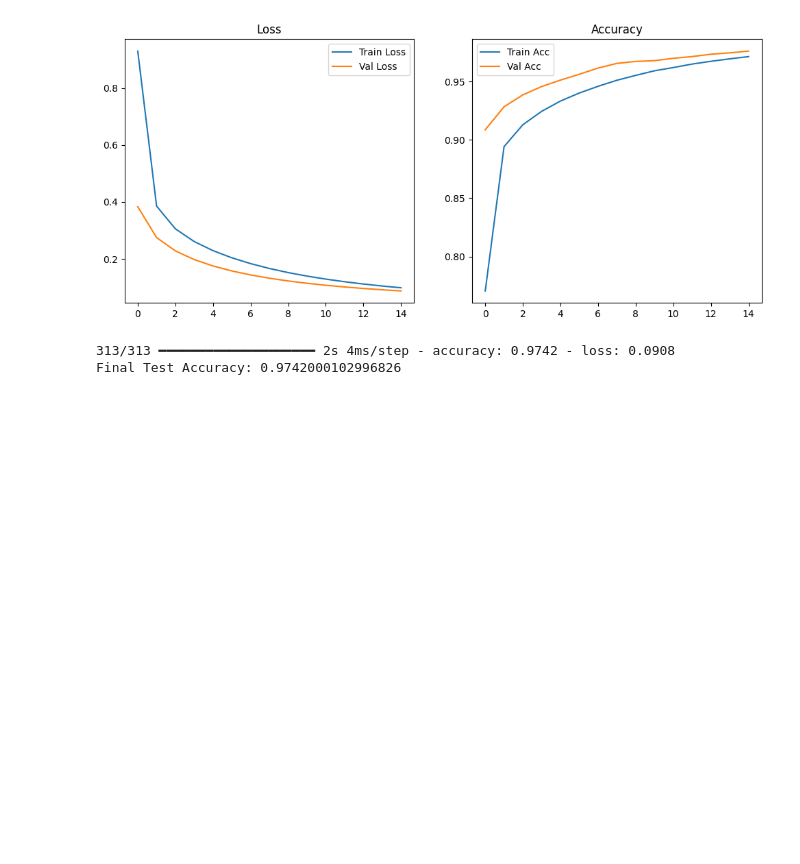
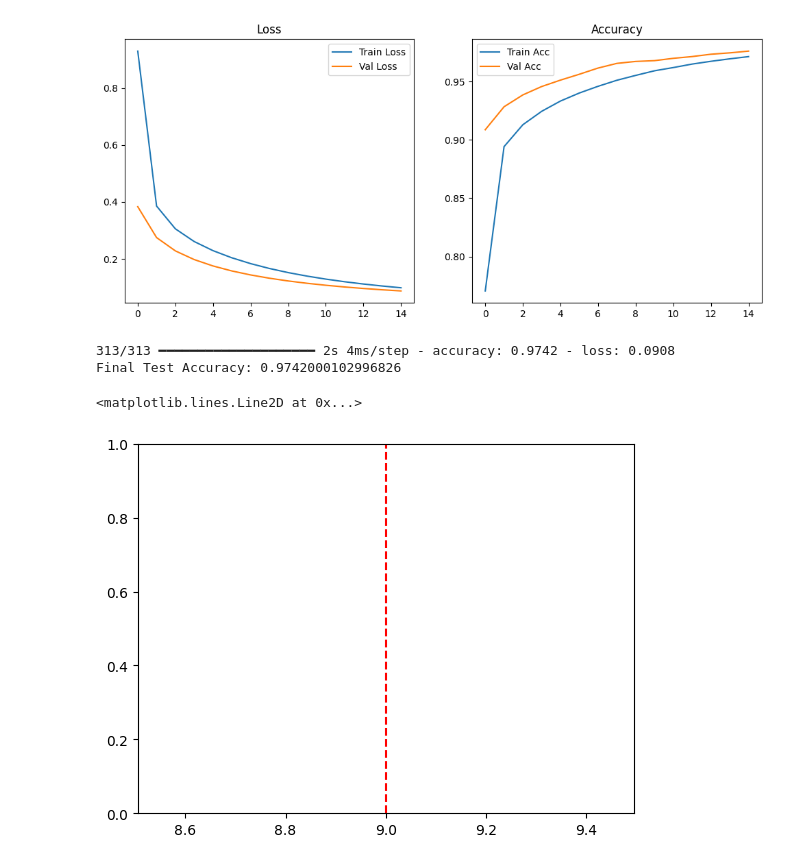
Before and after one commit to Ramnexus21/backend_1, a Jupyter notebook: CNN_lab.ipynb, the cells around one changed output. Cells and saved outputs as stored; diff of their text form; code cells hidden in the pictures; blank space fills up the shorter version.

```diff
--- a/CNN_lab.ipynb
+++ b/CNN_lab.ipynb
@@ -967,3 +967,8 @@ Epoch 15/15
 [figure]
 313/313 ━━━━━━━━━━━━━━━━━━━━ 2s 4ms/step - accuracy: 0.9742 - loss: 0.0908
 Final Test Accuracy: 0.9742000102996826
+# %%
+plt.axvline(x=9, color='r', linestyle='--', label='Overfitting Start')
+# %% [output]
+<matplotlib.lines.Line2D at 0x...>
+[figure, added]
```
Also changed, not shown: parts of 4 cells of this notebook.
